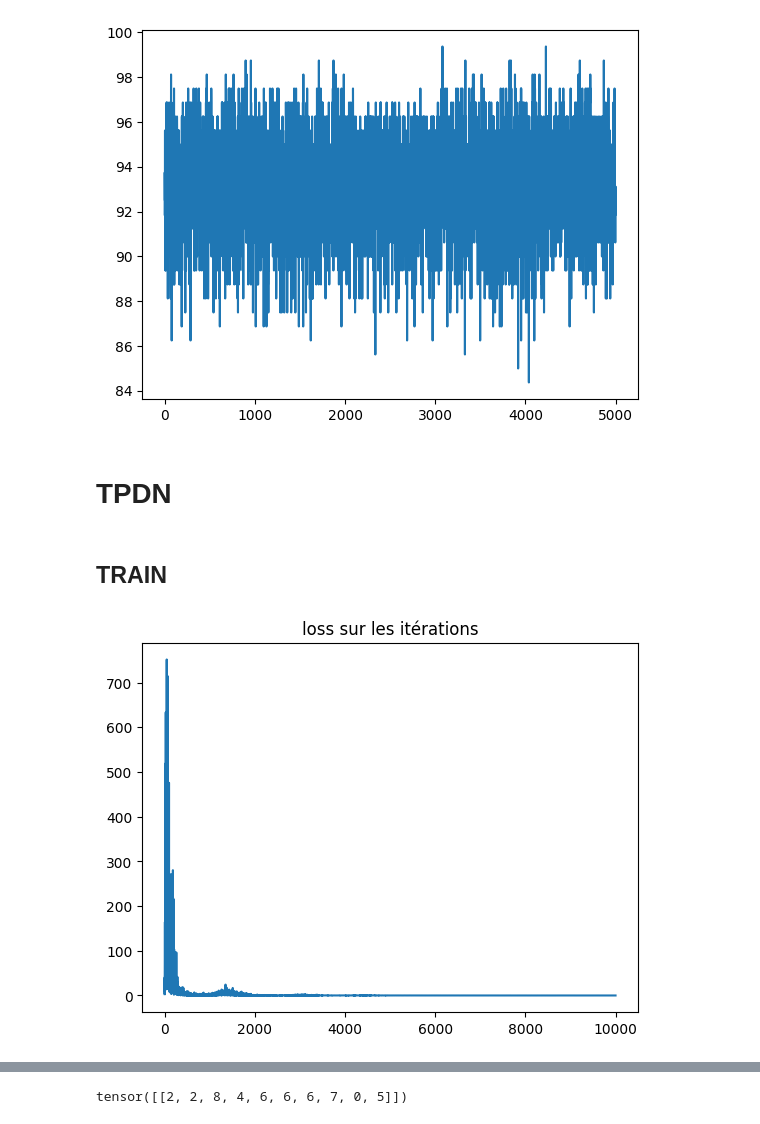
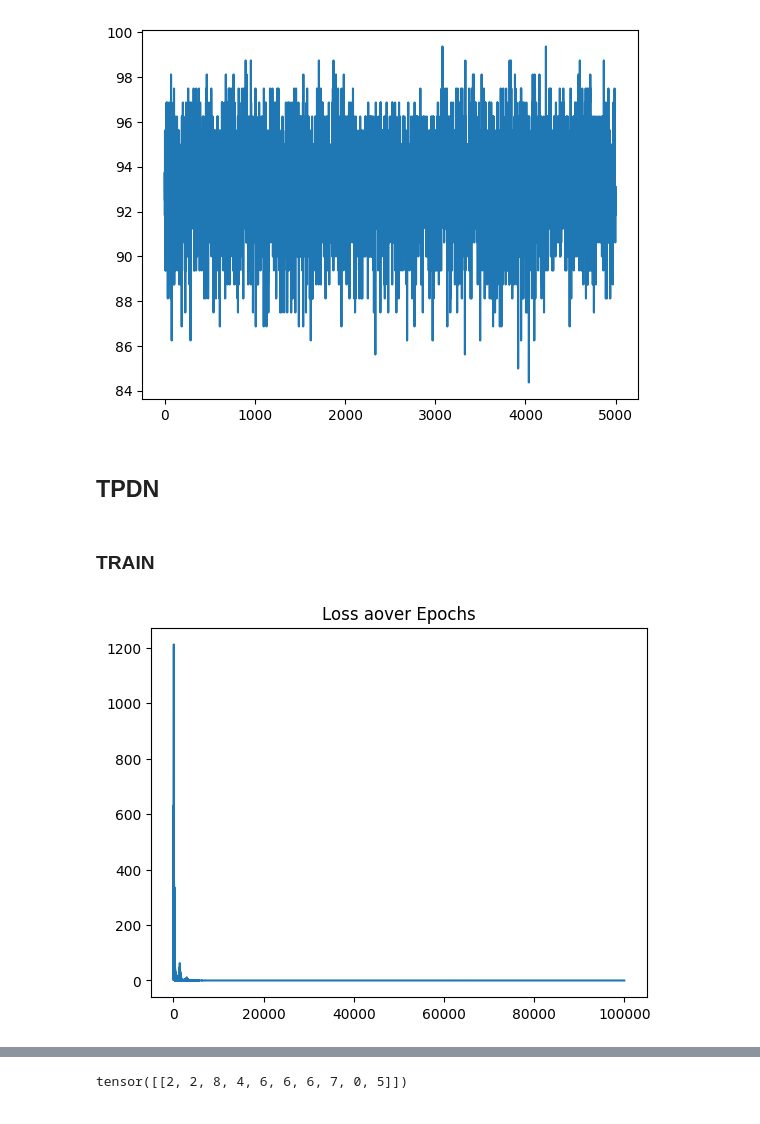
Before and after one commit to baptxste/projet_3A, a Jupyter notebook: train1.ipynb, the cells around one changed output, grey strips where cells are left out. Saved outputs shown, nothing was run; the diff lists cells and outputs as text; code cells hidden in the pictures.

```diff
--- a/train1.ipynb
+++ b/train1.ipynb
@@ -37,9 +43,8 @@ seq_len = 10
 epochs = 50000
 learning_rate = 0.001
 
-encoder = GRUEncoder(input_size, emb_size, hidden_size)
-decoder = GRUDecoder(emb_size, hidden_size, output_size)
-# decoder = torch.load("./models/gru_dec.pth")
+encoder = GRUEncoderGD(input_size, emb_size, hidden_size)
+decoder = GRUDecoderGD(emb_size, hidden_size, output_size)
 
 criterion = nn.CrossEntropyLoss()  # CrossEntropyLoss mieux adapté pour des classes discrètes
 optimizer = optim.Adam(list(encoder.parameters()) + list(decoder.parameters()), lr=learning_rate)
@@ -68,13 +73,9 @@ for epoch in range(epochs):
         print(f"Epoch [{epoch + 1}/{epochs}], Loss: {loss.item():.4f}, Accuracy: {accuracy:.2f}%")
 
 
-# torch.save(encoder.state_dict(), "./models/gru_enc.pth")
-# torch.save(decoder.state_dict(), "./models/gru_dec.pth")
 
-
-torch.save(encoder, "./models/gru_enc.pth")
-
-torch.save(decoder, "./models/gru_dec.pth")
+torch.save(encoder, "./models/GD/gru_enc.pth")
+torch.save(decoder, "./models/GD/gru_dec.pth")
 
 
 fig, ax1 = plt.subplots()
@@ -90,8 +91,7 @@ ax2.plot(range(epochs), accuracies, color='tab:orange', label='Accuracy')
 ax2.tick_params(axis='y', labelcolor='tab:orange')
 
 
-fig.tight_layout()
 plt.title('Loss and Accuracy over Epochs')
 
-plt.savefig(f"./training_gru_{epochs}_epochs.png")
+plt.savefig(f"./resultats/GD/training_gru_{epochs}_epochs.png")
 plt.show()
@@ -119,6 +100,6 @@ Epoch [50000/50000], Loss: 0.3730, Accuracy: 85.62%
 # %%
-encoder = torch.load("./models/gru_enc.pth")
-decoder = torch.load("./models/gru_dec.pth")
+encoder = torch.load("./models/GD/gru_enc.pth")
+decoder = torch.load("./models/GD/gru_dec.pth")
 
 encoder.eval()
 decoder.eval()
@@ -259,9 +240,9 @@ print(np.array(accuracies).mean())
 93.14937499523163
 [figure]
 # %% [markdown]
-# **TPDN**
+## **TPDN**
 # %% [markdown]
-## TRAIN
+### TRAIN
 # %%
 input_size = 10
 emb_size = 16
@@ -270,7 +251,7 @@ output_size = 10
 
 batch_size = 1
 seq_len = 10
-epochs = 10000
+epochs = 100000
 learning_rate = 0.01
 seq_len_tensor = torch.tensor([seq_len])
 
@@ -278,34 +259,35 @@ seq_len_tensor = torch.tensor([seq_len])
 encoder = torch.load("./models/gru_enc.pth")
 tpdnencoder = TensorProductEncoder(n_roles=seq_len, n_fillers=seq_len, filler_dim=hidden_size, role_dim=hidden_size, hidden_size=hidden_size)
 
 def generate_data(batch_size, seq_len, input_size):
     data = torch.randint(0, input_size, (batch_size, seq_len))  # fillers
     roles = torch.arange(seq_len).unsqueeze(0).expand(batch_size, -1)  # rôles
     return data, roles
 
 criterion = nn.MSELoss()
 optimizer = optim.Adam(tpdnencoder.parameters(), lr=learning_rate)
 
 encoder.eval()
 tpdnencoder.train()
 losses = []
 for epoch in range(epochs):
 
     data, roles = generate_data(batch_size, seq_len, input_size)
 
     encoder_output = encoder(data).squeeze(0)
     tpdn_output = tpdnencoder(data, roles)
     # reconstructed_x = decoder(tpdn_output.unsqueeze(0), seq_len_tensor)
-    loss = criterion(encoder_output, tpdn_output.unsqueeze(0))
+    loss = criterion(encoder_output, tpdn_output)
     losses.append(loss.item())
-
     optimizer.zero_grad()
     loss.backward()
     optimizer.step()
 
 torch.save(tpdnencoder, "./models/tpdn_gru.pth")
+
+
 plt.plot(losses)
-plt.title("loss sur les itérations")
+plt.title('Loss aover Epochs')
 plt.show()
 # %% [output]
-[figure, old version]
+[figure, new version]
```
Also changed, not shown: parts of 18 cells of this notebook, 23 other files.
